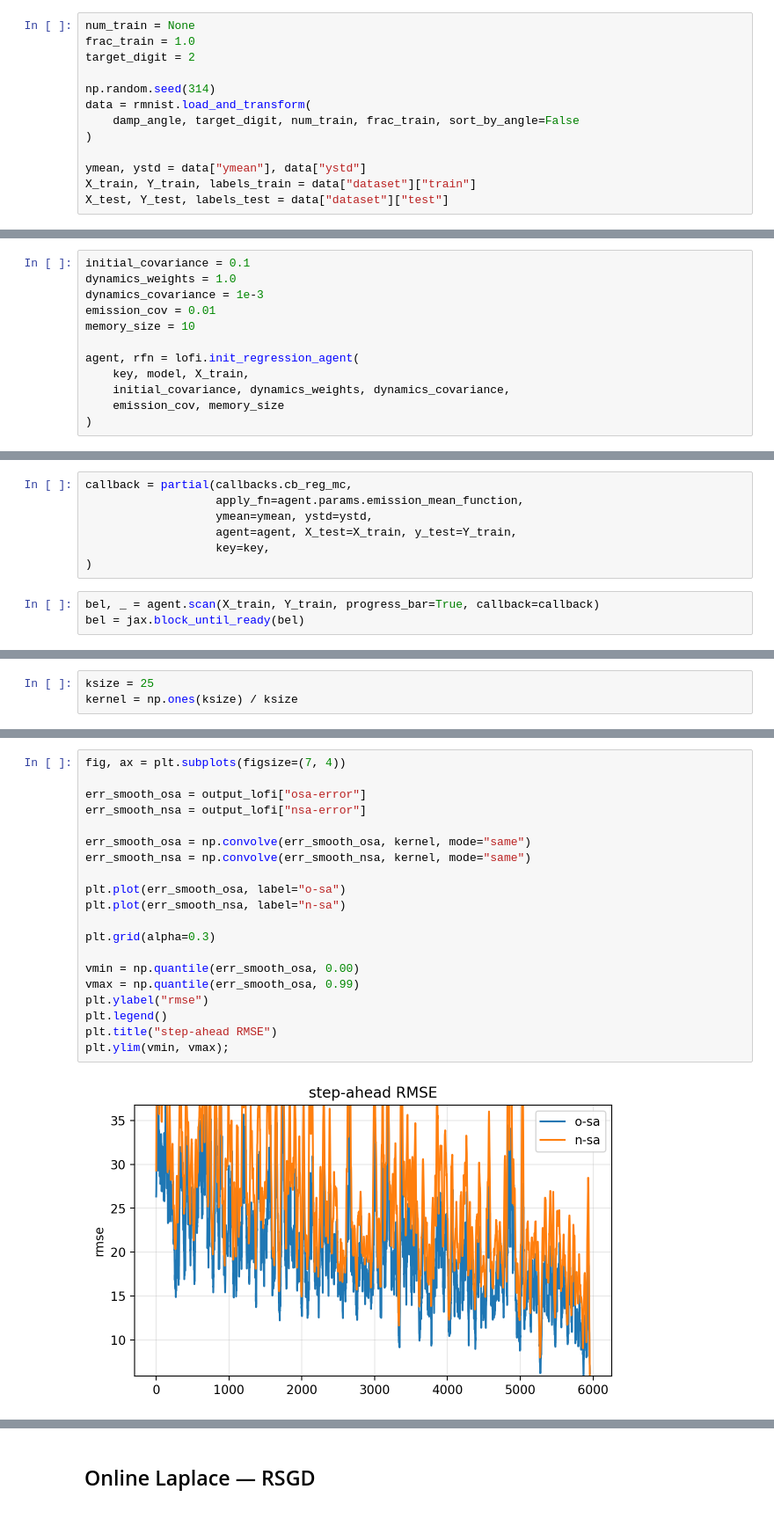
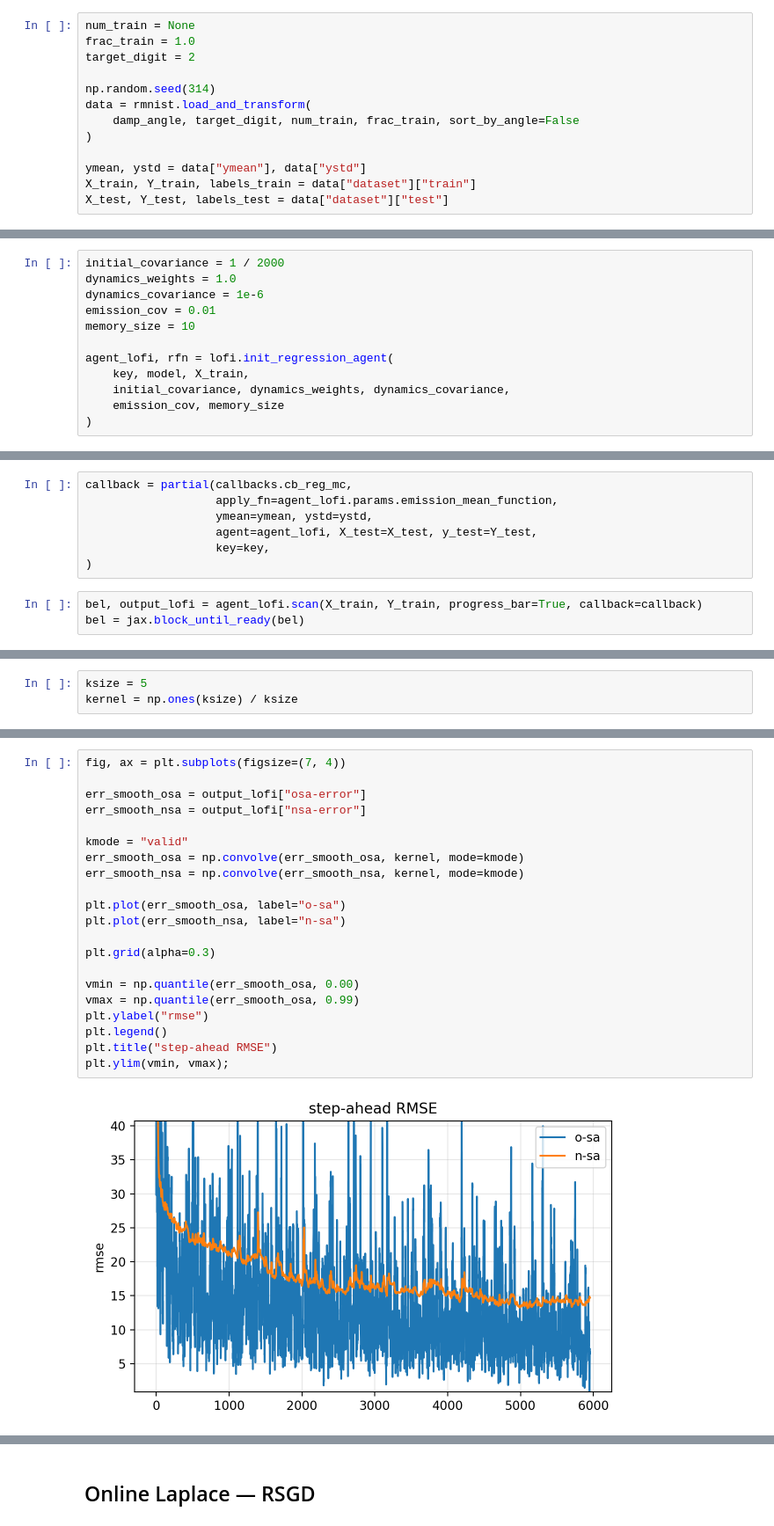
Before and after one commit to probml/rebayes, a Jupyter notebook: demos/collas/regression/rotating-mnist-unsorted.ipynb, the cells around one changed output, grey strips where cells are left out. Shown at 88% size. Cells and saved outputs as stored; diff of their text form.

```diff
--- a/demos/collas/regression/rotating-mnist-unsorted.ipynb
+++ b/demos/collas/regression/rotating-mnist-unsorted.ipynb
@@ -88,11 +73,11 @@ model = MLP()
 # %%
-initial_covariance = 0.1
+initial_covariance = 1 / 2000
 dynamics_weights = 1.0
-dynamics_covariance = 1e-3
+dynamics_covariance = 1e-6
 emission_cov = 0.01
 memory_size = 10
 
-agent, rfn = lofi.init_regression_agent(
+agent_lofi, rfn = lofi.init_regression_agent(
     key, model, X_train,
     initial_covariance, dynamics_weights, dynamics_covariance,
     emission_cov, memory_size
@@ -102,10 +85,10 @@ from rebayes.utils import callbacks
 # %%
 callback = partial(callbacks.cb_reg_mc,
-                   apply_fn=agent.params.emission_mean_function,
+                   apply_fn=agent_lofi.params.emission_mean_function,
                    ymean=ymean, ystd=ystd,
-                   agent=agent, X_test=X_train, y_test=Y_train,
+                   agent=agent_lofi, X_test=X_test, y_test=Y_test,
                    key=key,
 )
 # %%
-bel, _ = agent.scan(X_train, Y_train, progress_bar=True, callback=callback)
+bel, output_lofi = agent_lofi.scan(X_train, Y_train, progress_bar=True, callback=callback)
 bel = jax.block_until_ready(bel)
@@ -132,3 +112,3 @@ Array([0.6905217, 0.6905217, 0.6905217, ..., 0.6905217, 0.6905217,
 # %%
-ksize = 25
+ksize = 5
 kernel = np.ones(ksize) / ksize
@@ -135,22 +137,23 @@ kernel = np.ones(ksize) / ksize
 # %%
 fig, ax = plt.subplots(figsize=(7, 4))
 
 err_smooth_osa = output_lofi["osa-error"]
 err_smooth_nsa = output_lofi["nsa-error"]
 
-err_smooth_osa = np.convolve(err_smooth_osa, kernel, mode="same")
-err_smooth_nsa = np.convolve(err_smooth_nsa, kernel, mode="same")
+kmode = "valid"
+err_smooth_osa = np.convolve(err_smooth_osa, kernel, mode=kmode)
+err_smooth_nsa = np.convolve(err_smooth_nsa, kernel, mode=kmode)
 
 plt.plot(err_smooth_osa, label="o-sa")
 plt.plot(err_smooth_nsa, label="n-sa")
 
 plt.grid(alpha=0.3)
 
 vmin = np.quantile(err_smooth_osa, 0.00)
 vmax = np.quantile(err_smooth_osa, 0.99)
 plt.ylabel("rmse")
 plt.legend()
 plt.title("step-ahead RMSE")
 plt.ylim(vmin, vmax);
 # %% [output]
-[figure, old version]
+[figure, new version]
```
Also changed, not shown: parts of 30 cells of this notebook.
